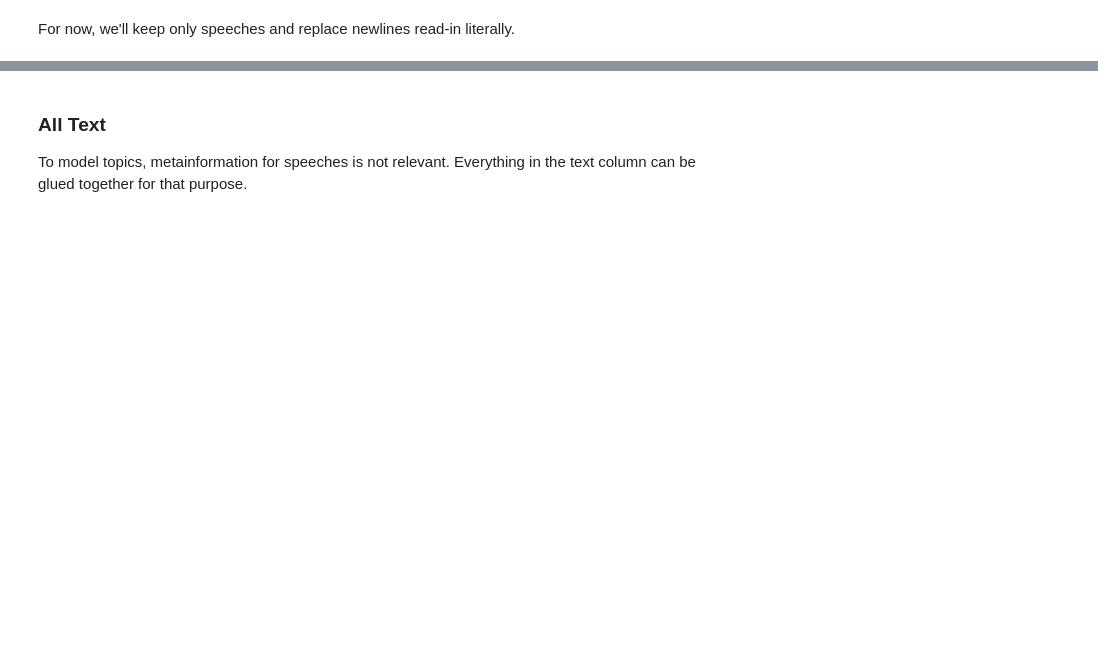
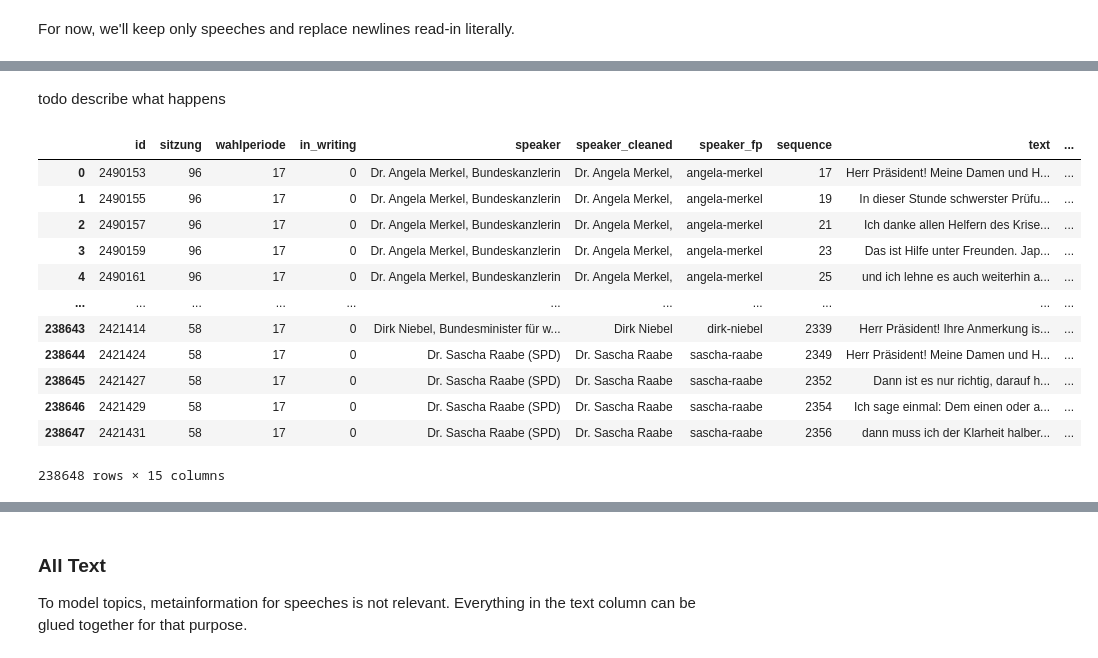
Before and after one commit to sebas-seck/bundestag_nlp, a Jupyter notebook: nb_02_plenary_protocols.ipynb, the cells around one changed output, grey strips where cells are left out. Cells and saved outputs as stored; diff of their text form; code cells hidden in the pictures; blank space fills up the shorter version.

```diff
--- a/nb_02_plenary_protocols.ipynb
+++ b/nb_02_plenary_protocols.ipynb
@@ -166,0 +76,21 @@ Wall time: 1.74 s
+# %% [markdown]
+todo describe what happens
+# %%
+df["previous_speaker_fp"] = df["speaker_fp"].shift(1)
+df["new_speaker"] = df["speaker_fp"] != df["previous_speaker_fp"]
+df["speech_identifier"] = np.nan
+df
+# %% [output]
+|  | id | sitzung | wahlperiode | in_writing | speaker | speaker_cleaned | speaker_fp | sequence | text | ... |
+| 0 | 2490153 | 96 | 17 | 0 | Dr. Angela Merkel, Bundeskanzlerin | Dr. Angela Merkel, | angela-merkel | 17 | Herr Präsident! Meine Damen und H... | ... |
+| 1 | 2490155 | 96 | 17 | 0 | Dr. Angela Merkel, Bundeskanzlerin | Dr. Angela Merkel, | angela-merkel | 19 | In dieser Stunde schwerster Prüfu... | ... |
+| 2 | 2490157 | 96 | 17 | 0 | Dr. Angela Merkel, Bundeskanzlerin | Dr. Angela Merkel, | angela-merkel | 21 | Ich danke allen Helfern des Krise... | ... |
+| 3 | 2490159 | 96 | 17 | 0 | Dr. Angela Merkel, Bundeskanzlerin | Dr. Angela Merkel, | angela-merkel | 23 | Das ist Hilfe unter Freunden. Jap... | ... |
+| 4 | 2490161 | 96 | 17 | 0 | Dr. Angela Merkel, Bundeskanzlerin | Dr. Angela Merkel, | angela-merkel | 25 | und ich lehne es auch weiterhin a... | ... |
+| ... | ... | ... | ... | ... | ... | ... | ... | ... | ... | ... |
+| 238643 | 2421414 | 58 | 17 | 0 | Dirk Niebel, Bundesminister für w... | Dirk Niebel | dirk-niebel | 2339 | Herr Präsident! Ihre Anmerkung is... | ... |
+| 238644 | 2421424 | 58 | 17 | 0 | Dr. Sascha Raabe (SPD) | Dr. Sascha Raabe | sascha-raabe | 2349 | Herr Präsident! Meine Damen und H... | ... |
+| 238645 | 2421427 | 58 | 17 | 0 | Dr. Sascha Raabe (SPD) | Dr. Sascha Raabe | sascha-raabe | 2352 | Dann ist es nur richtig, darauf h... | ... |
+| 238646 | 2421429 | 58 | 17 | 0 | Dr. Sascha Raabe (SPD) | Dr. Sascha Raabe | sascha-raabe | 2354 | Ich sage einmal: Dem einen oder a... | ... |
+| 238647 | 2421431 | 58 | 17 | 0 | Dr. Sascha Raabe (SPD) | Dr. Sascha Raabe | sascha-raabe | 2356 | dann muss ich der Klarheit halber... | ... |
+238648 rows × 15 columns
```
Also changed, not shown: parts of 15 cells of this notebook, 1 other file.
